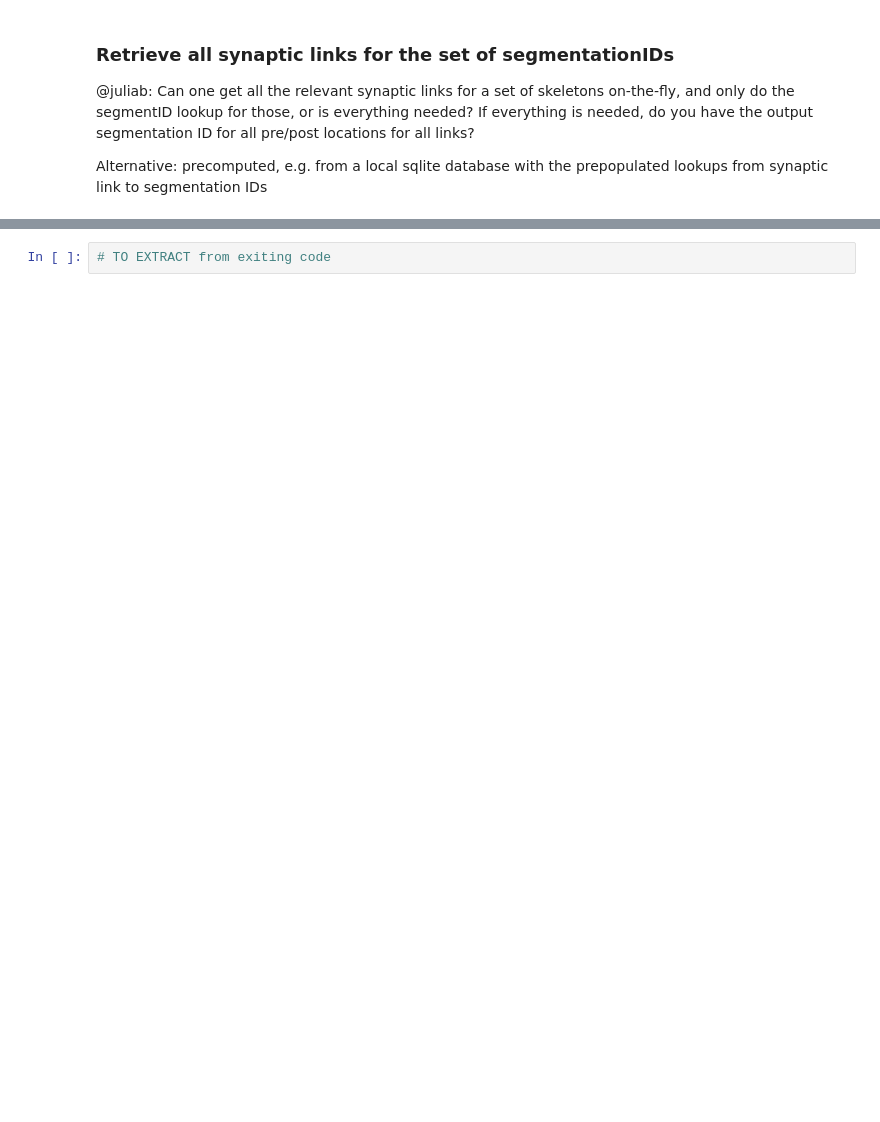
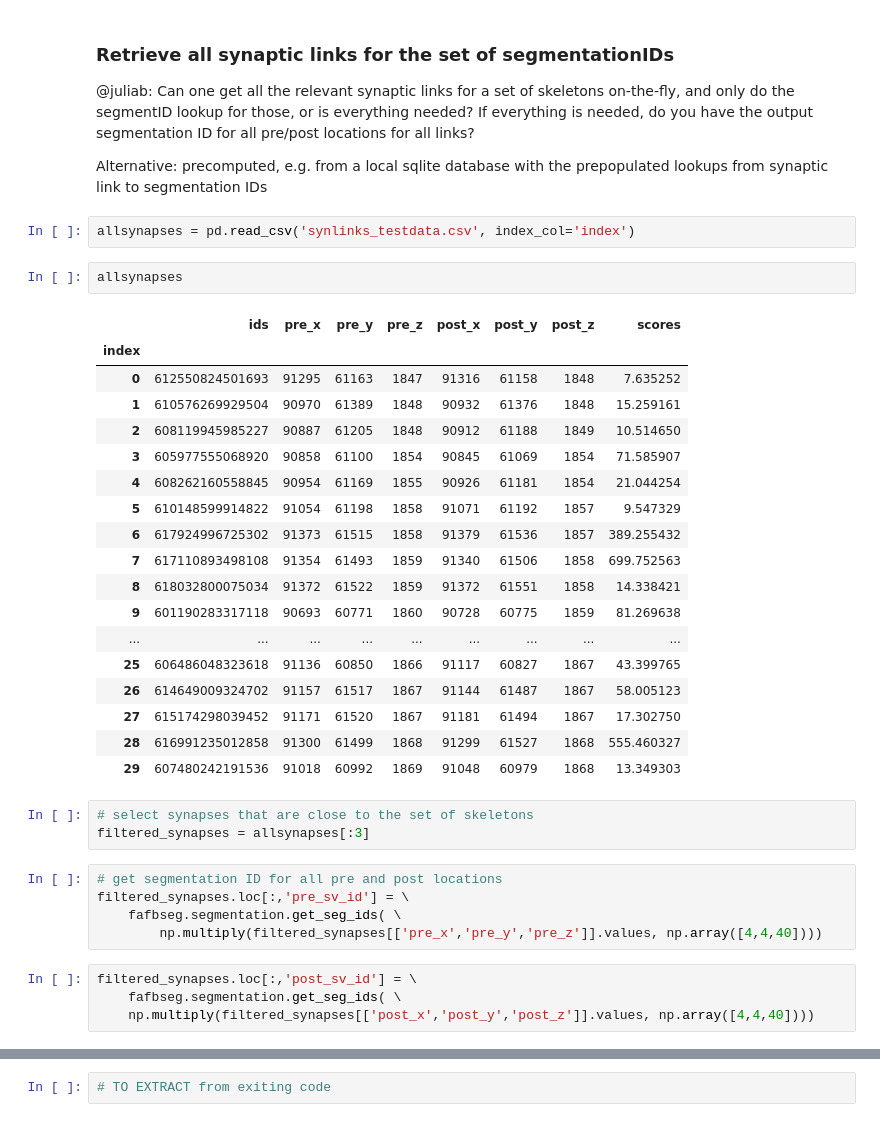
Before and after one commit to navis-org/fafbseg-py, a Jupyter notebook: examples/Query-Service.ipynb, the cells around one changed output, grey strips where cells are left out. Saved outputs shown, nothing was run; the diff lists cells and outputs as text; blank space fills up the shorter version.

```diff
--- a/examples/Query-Service.ipynb
+++ b/examples/Query-Service.ipynb
@@ -79,3 +140,38 @@ print('Segment IDs:', resp.json())
 @juliab: Can one get all the relevant synaptic links for a set of skeletons on-the-fly, and only do the segmentID lookup for those, or is everything needed? If everything is needed, do you have the output segmentation ID for all pre/post locations for all links?
 
 Alternative: precomputed, e.g. from a local sqlite database with the prepopulated lookups from synaptic link to segmentation IDs
+# %%
+allsynapses = pd.read_csv('synlinks_testdata.csv', index_col='index')
+# %%
+allsynapses
+# %% [output]
+|  | ids | pre_x | pre_y | pre_z | post_x | post_y | post_z | scores |
+| index |  |  |  |  |  |  |  |  |
+| 0 | 612550824501693 | 91295 | 61163 | 1847 | 91316 | 61158 | 1848 | 7.635252 |
+| 1 | 610576269929504 | 90970 | 61389 | 1848 | 90932 | 61376 | 1848 | 15.259161 |
+| 2 | 608119945985227 | 90887 | 61205 | 1848 | 90912 | 61188 | 1849 | 10.514650 |
+| 3 | 605977555068920 | 90858 | 61100 | 1854 | 90845 | 61069 | 1854 | 71.585907 |
+| 4 | 608262160558845 | 90954 | 61169 | 1855 | 90926 | 61181 | 1854 | 21.044254 |
+| 5 | 610148599914822 | 91054 | 61198 | 1858 | 91071 | 61192 | 1857 | 9.547329 |
+| 6 | 617924996725302 | 91373 | 61515 | 1858 | 91379 | 61536 | 1857 | 389.255432 |
+| 7 | 617110893498108 | 91354 | 61493 | 1859 | 91340 | 61506 | 1858 | 699.752563 |
+| 8 | 618032800075034 | 91372 | 61522 | 1859 | 91372 | 61551 | 1858 | 14.338421 |
+| 9 | 601190283317118 | 90693 | 60771 | 1860 | 90728 | 60775 | 1859 | 81.269638 |
+| ... | ... | ... | ... | ... | ... | ... | ... | ... |
+| 25 | 606486048323618 | 91136 | 60850 | 1866 | 91117 | 60827 | 1867 | 43.399765 |
+| 26 | 614649009324702 | 91157 | 61517 | 1867 | 91144 | 61487 | 1867 | 58.005123 |
+| 27 | 615174298039452 | 91171 | 61520 | 1867 | 91181 | 61494 | 1867 | 17.302750 |
+| 28 | 616991235012858 | 91300 | 61499 | 1868 | 91299 | 61527 | 1868 | 555.460327 |
+| 29 | 607480242191536 | 91018 | 60992 | 1869 | 91048 | 60979 | 1868 | 13.349303 |
+# %%
+# select synapses that are close to the set of skeletons
+filtered_synapses = allsynapses[:3]
+# %%
+# get segmentation ID for all pre and post locations
+filtered_synapses.loc[:,'pre_sv_id'] = \
+    fafbseg.segmentation.get_seg_ids( \
+        np.multiply(filtered_synapses[['pre_x','pre_y','pre_z']].values, np.array([4,4,40])))
+# %%
+filtered_synapses.loc[:,'post_sv_id'] = \
+    fafbseg.segmentation.get_seg_ids( \
+    np.multiply(filtered_synapses[['post_x','post_y','post_z']].values, np.array([4,4,40])))
```
Also changed, not shown: parts of 19 cells of this notebook, 1 other file.
